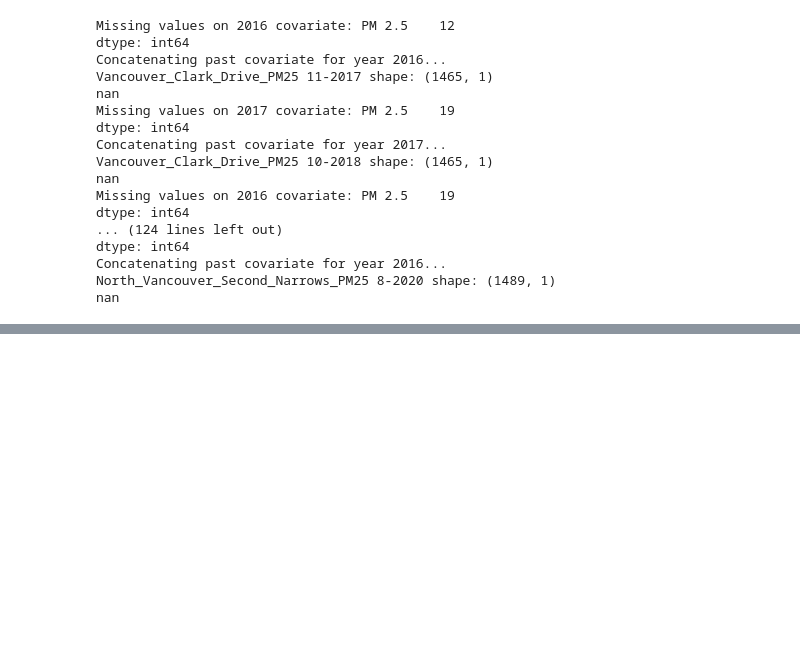
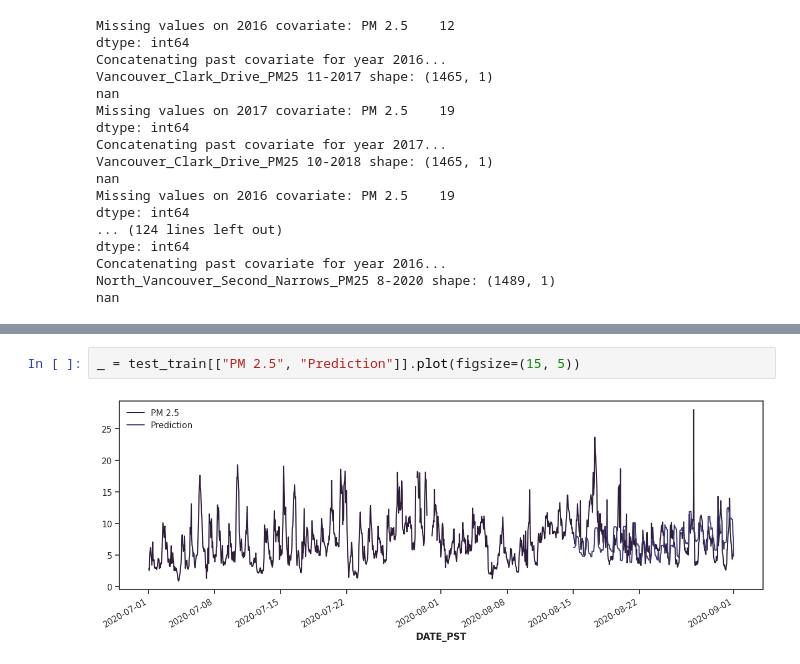
Before and after one commit to erich-hs/Air-We-Breathe, a Jupyter notebook: awb_Missing_LSTM.ipynb, the cells around one changed output, grey strips where cells are left out. Cells and saved outputs as stored; diff of their text form; blank space fills up the shorter version.

```diff
--- a/awb_Missing_LSTM.ipynb
+++ b/awb_Missing_LSTM.ipynb
@@ -455,0 +559,4 @@ nan
+# %%
+_ = test_train[["PM 2.5", "Prediction"]].plot(figsize=(15, 5))
+# %% [output]
+[figure, added]
```
Also changed, not shown: parts of 9 cells of this notebook, 1 other file.
